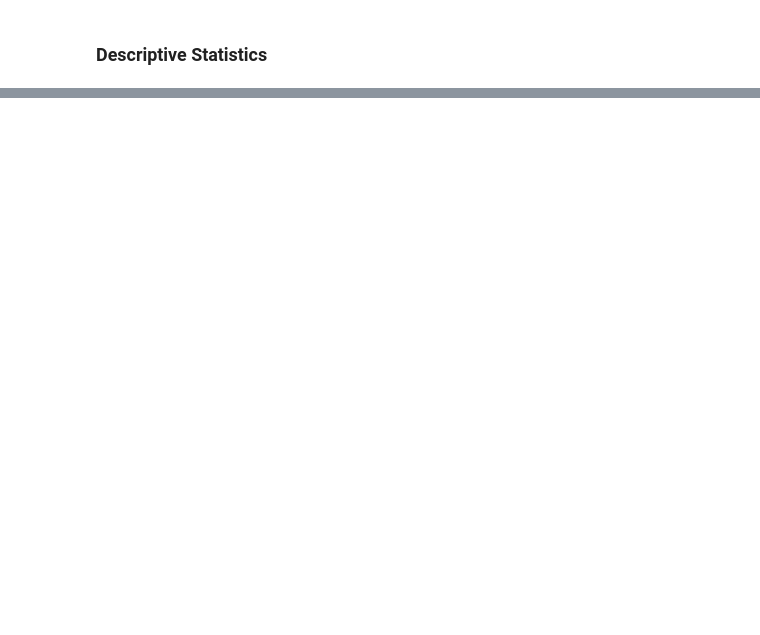
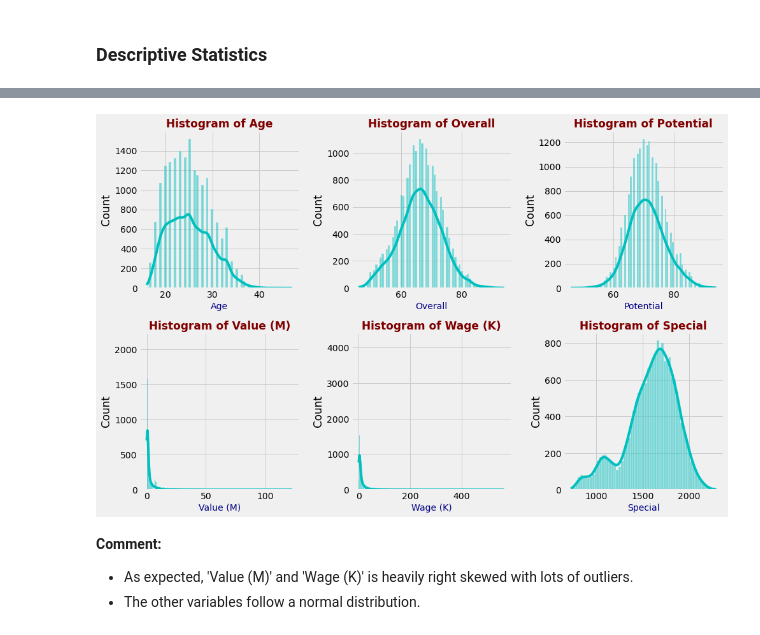
Before and after one commit to chineidu/Football_players, a Jupyter notebook: Football_players.ipynb, the cells around one changed output, grey strips where cells are left out. Cells and saved outputs as stored; diff of their text form; code cells hidden in the pictures; blank space fills up the shorter version.

```diff
--- a/Football_players.ipynb
+++ b/Football_players.ipynb
@@ -4,6 +4,8 @@ import pandas as pd
 
 # visualization
 import matplotlib.pyplot as plt
+# select a pyplot style
+plt.style.use('fivethirtyeight')
 import seaborn as sns
 import cufflinks as cf
 cf.go_offline()
@@ -491,0 +493,20 @@ fbal5.describe()
+# %%
+nrows, ncols = 2, 3
+fig, axs = plt.subplots(nrows, ncols, figsize=(nrows*7, ncols*3))
+color = 'c'
+color_x, color_t = 'navy', 'maroon'
+
+for (idx, col) in enumerate(['Age', 'Overall', 'Potential', 'Value (M)', 'Wage (K)', 'Special']):
+    ax = axs[(idx // ncols), (idx % ncols)]   # axis
+    sns.histplot(data=fbal5, x=col, ax=ax, kde=True, color=color)                  # plot histogram
+    ax.set_xlabel(f"{col}", fontsize=14, color=color_x)                            # x axis
+    ax.set_title(f"Histogram of {col}", fontsize=17, color=color_t, fontweight='heavy')                # title
+
+fig.tight_layout()
+plt.show()
+# %% [output]
+[figure, added]
+# %% [markdown]
+**Comment:**
+* As expected, 'Value (M)' and 'Wage (K)' is heavily right skewed with lots of outliers.
+* The other variables follow a normal distribution.
```
Also changed, not shown: parts of 78 cells of this notebook.
